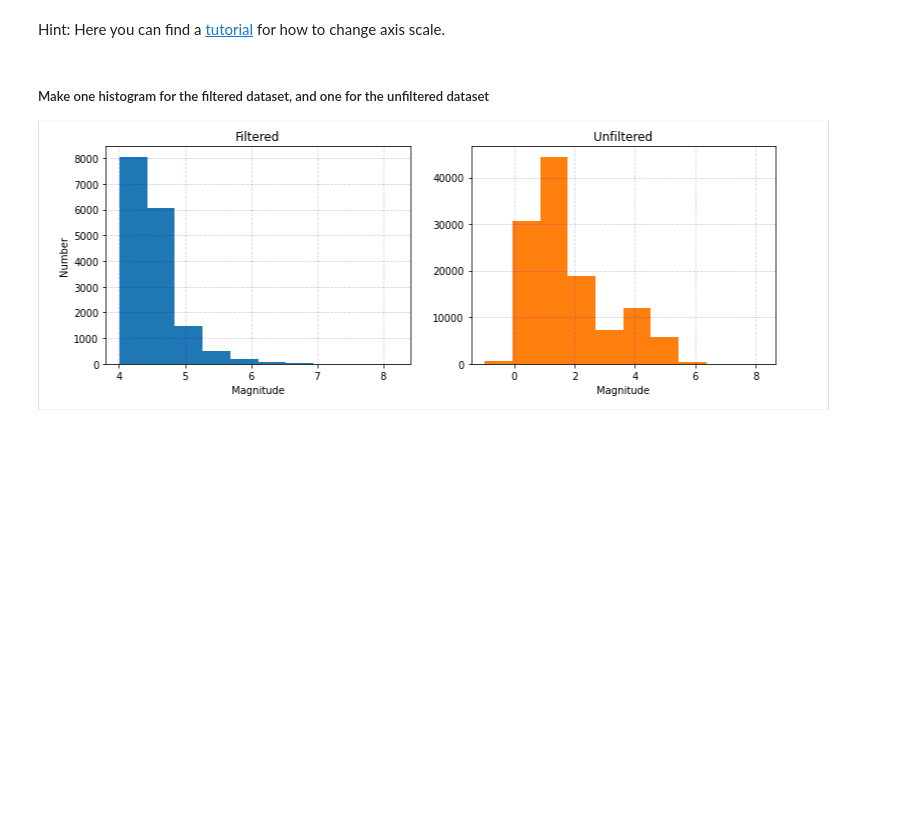
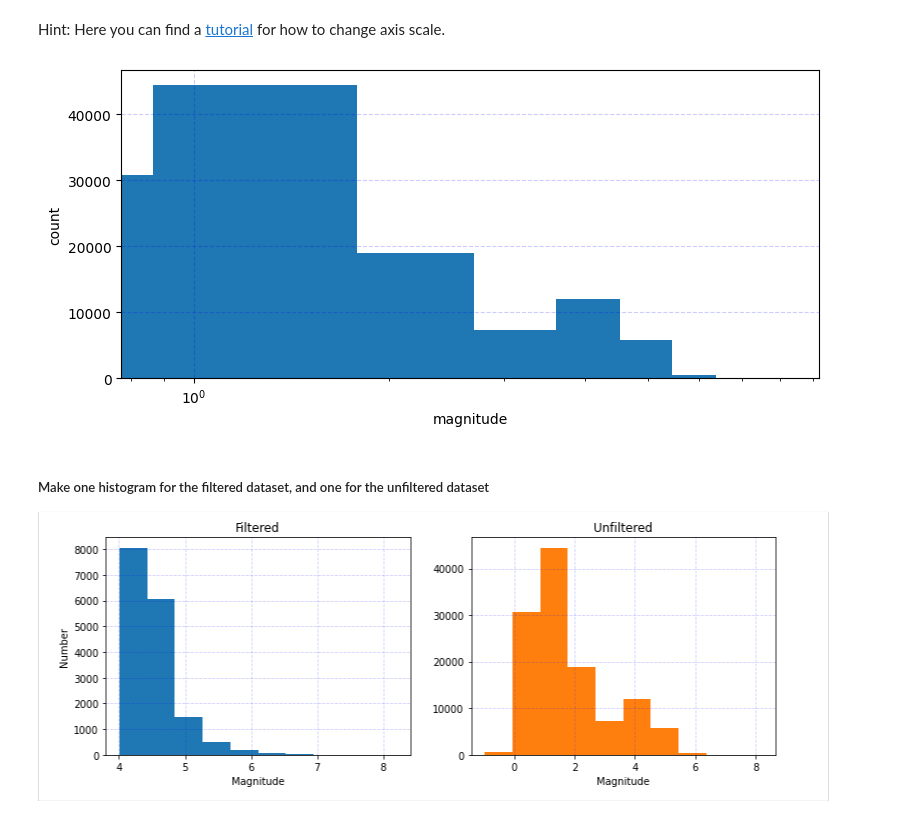
Before and after one commit to NathR-tiny/2025_Intro_Python, a Jupyter notebook: notebook/W3_S1.ipynb, the cells around one changed output. Saved outputs shown, nothing was run; the diff lists cells and outputs as text; code cells hidden in the pictures; blank space fills up the shorter version.

```diff
--- a/notebook/W3_S1.ipynb
+++ b/notebook/W3_S1.ipynb
@@ -242,14 +370,16 @@ Hint: Here you can find a [tutorial](https://matplotlib.org/stable/api/_as_gen/m
 # Make a figure and plot the histogram using a logarithmic scale for y
 # %%
 #@markdown Fill in the blank version. Double click to reveal
-__,__ = plt.subplots(figsize=(9,4))
+fig, ax = plt.subplots(figsize=(9,4))
 # Make the histogram
-____.__.____
-__.__________('______') # X axis label
-__._______('_____') # Y axis label
-__._____(alpha=0.2,c='b',ls='--')
+ax.hist(df['mag'])
+ax.set_xlabel('magnitude')
+ax.set_ylabel('count')
+ax.grid(alpha=0.2,c='b',ls='--')
 # Use a logarithmic scale for y axis
-__.______(___)
+ax.set_xscale('log')
+# %% [output]
+[figure, added]
 # %% [markdown]
 ##### Make one histogram for the filtered dataset, and one for the unfiltered dataset
 
```
Also changed, not shown: parts of 14 cells of this notebook.
